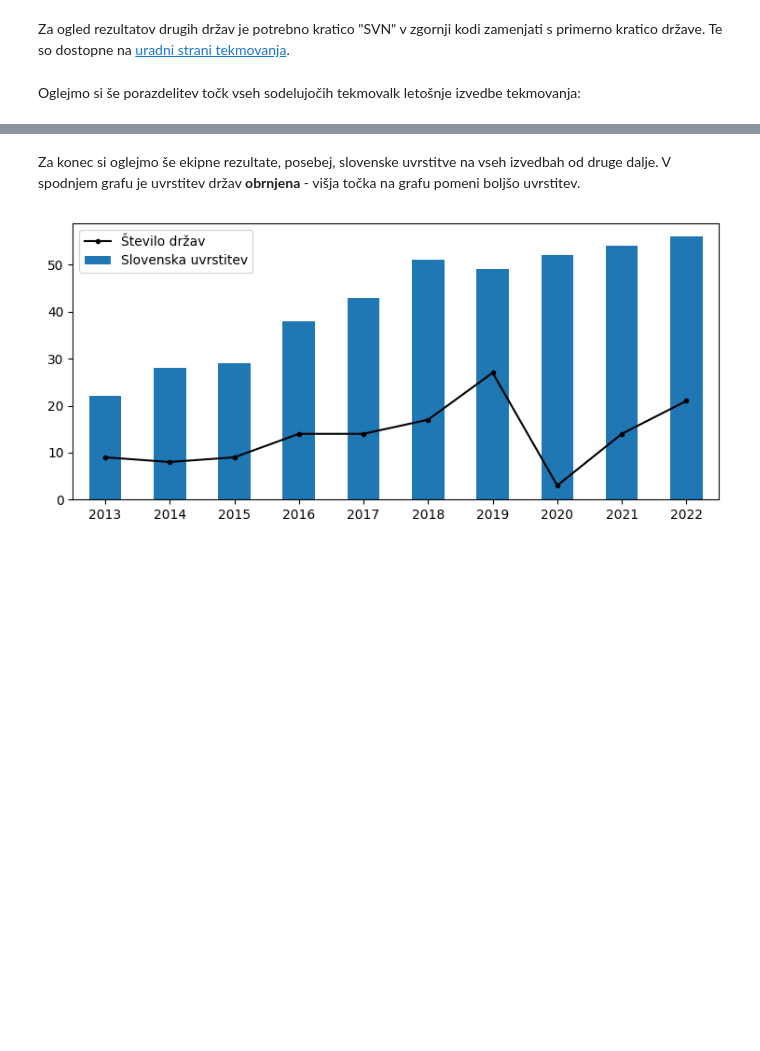
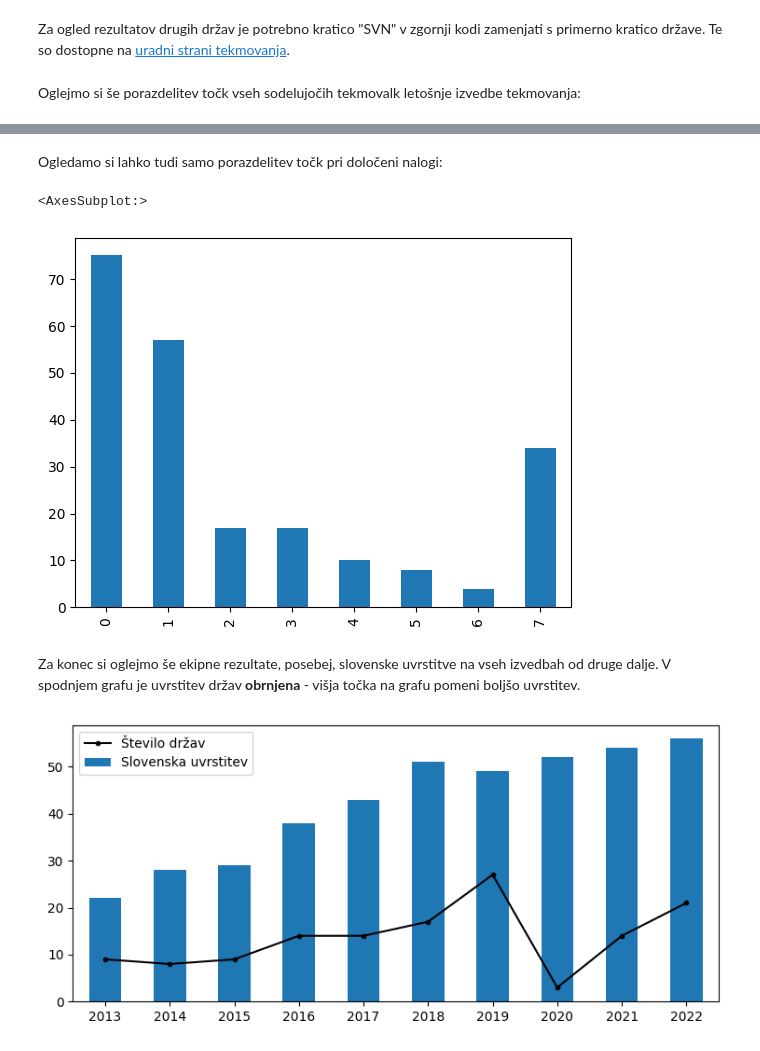
Before and after one commit to L3435/EGMO-Cutoffs-Predictor, a Jupyter notebook: Analiza.ipynb, the cells around one changed output, grey strips where cells are left out. Saved outputs shown, nothing was run; the diff lists cells and outputs as text; code cells hidden in the pictures; blank space fills up the shorter version.

```diff
--- a/Analiza.ipynb
+++ b/Analiza.ipynb
@@ -46,3 +46,11 @@ graf
+# %% [markdown]
+Ogledamo si lahko tudi samo porazdelitev točk pri določeni nalogi:
+# %%
+graf = egmo11['P5'].value_counts().reindex(index=[t for t in range(8)]).sort_index().plot.bar(x='2. naloga', y='count')
+graf
+# %% [output]
+<AxesSubplot:>
+[figure, added]
 # %% [markdown]
 Za konec si oglejmo še ekipne rezultate, posebej, slovenske uvrstitve na vseh izvedbah od druge dalje. V spodnjem grafu je uvrstitev držav **obrnjena** - višja točka na grafu pomeni boljšo uvrstitev.
 # %%
```
Also changed, not shown: parts of 11 cells of this notebook, 1 other file.
